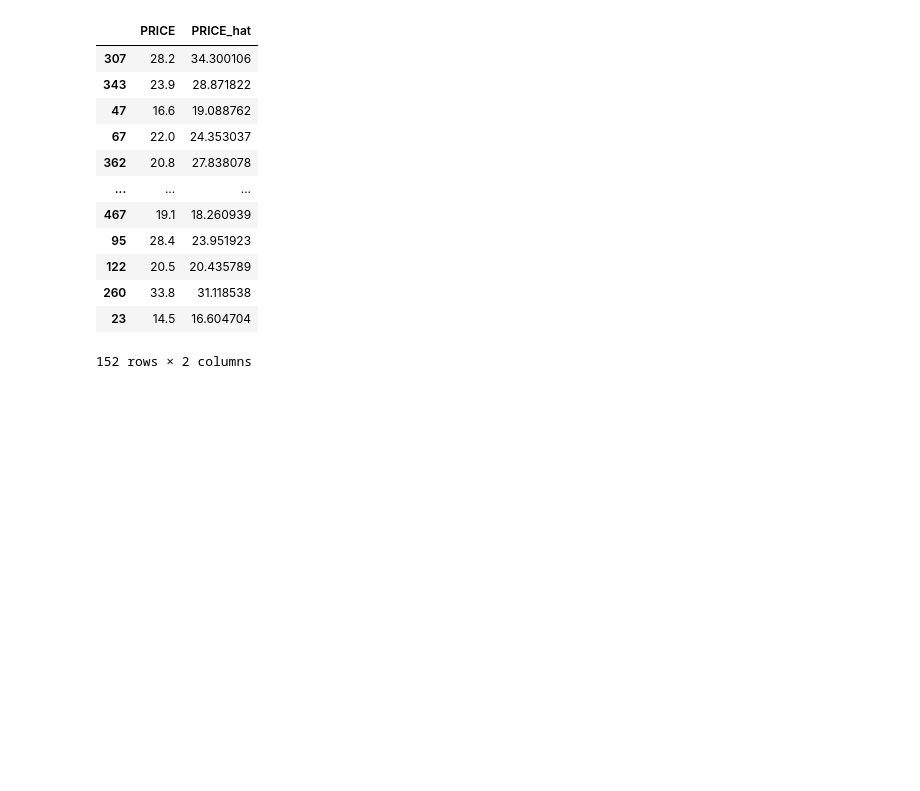
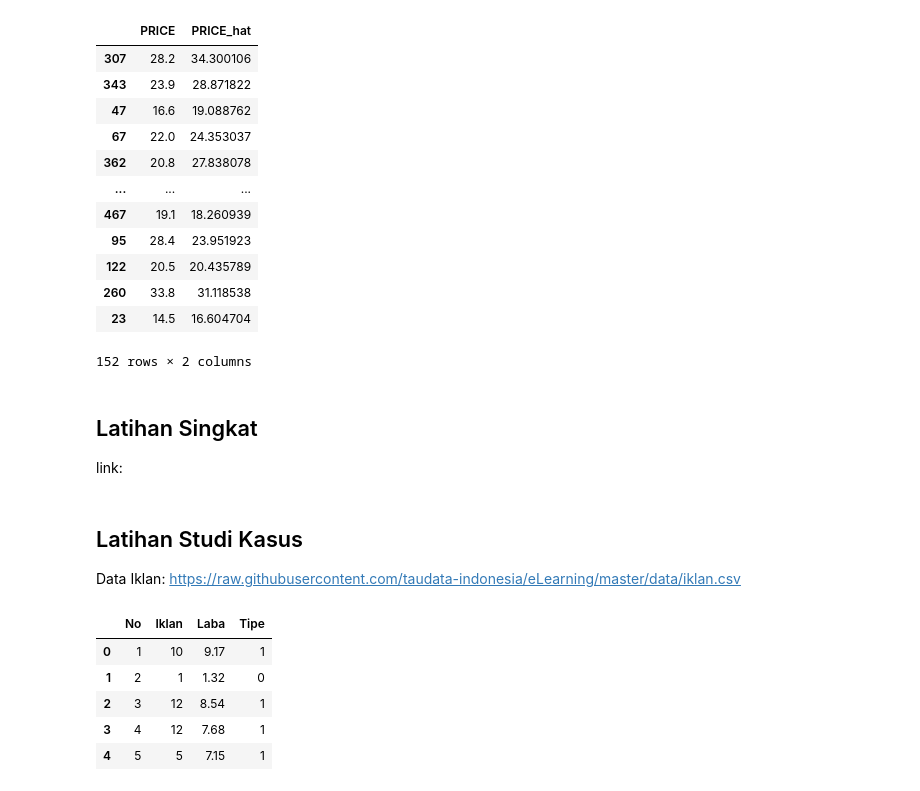
Before and after one commit to sakerajunior/ptpjb, a Jupyter notebook: 13 Pendahuluan Deep Learning.ipynb, the cells around one changed output. Cells and saved outputs as stored; diff of their text form; code cells hidden in the pictures; blank space fills up the shorter version.

```diff
--- a/13 Pendahuluan Deep Learning.ipynb
+++ b/13 Pendahuluan Deep Learning.ipynb
@@ -218,3 +218,24 @@ hasil
 | 260 | 33.8 | 31.118538 |
 | 23 | 14.5 | 16.604704 |
 152 rows × 2 columns
+# %% [markdown]
+## Latihan Singkat
+
+link:
+# %% [markdown]
+## Latihan Studi Kasus
+
+Data Iklan: https://raw.githubusercontent.com/taudata-indonesia/eLearning/master/data/iklan.csv
+# %%
+# Contoh
+# Load DataFile CSV
+
+df = pd.read_csv('https://raw.githubusercontent.com/taudata-indonesia/eLearning/master/data/iklan.csv')
+df.head()
+# %% [output]
+|  | No | Iklan | Laba | Tipe |
+| 0 | 1 | 10 | 9.17 | 1 |
+| 1 | 2 | 1 | 1.32 | 0 |
+| 2 | 3 | 12 | 8.54 | 1 |
+| 3 | 4 | 12 | 7.68 | 1 |
+| 4 | 5 | 5 | 7.15 | 1 |
```
Also changed, not shown: parts of 5 cells of this notebook.
